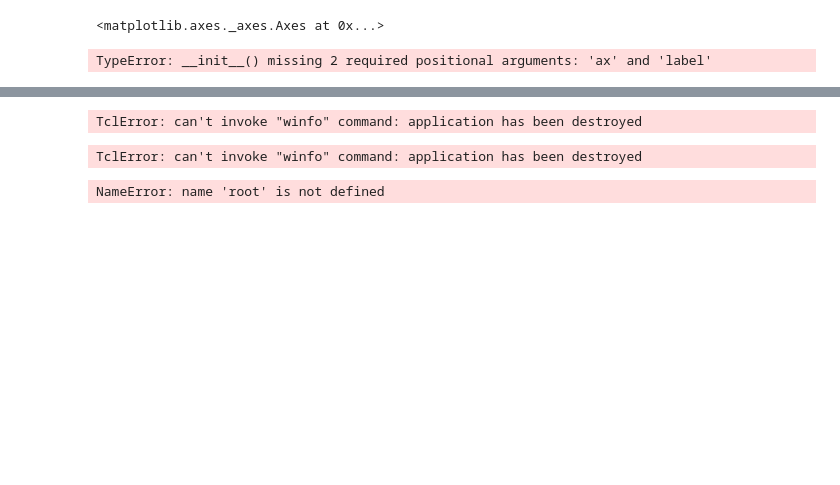
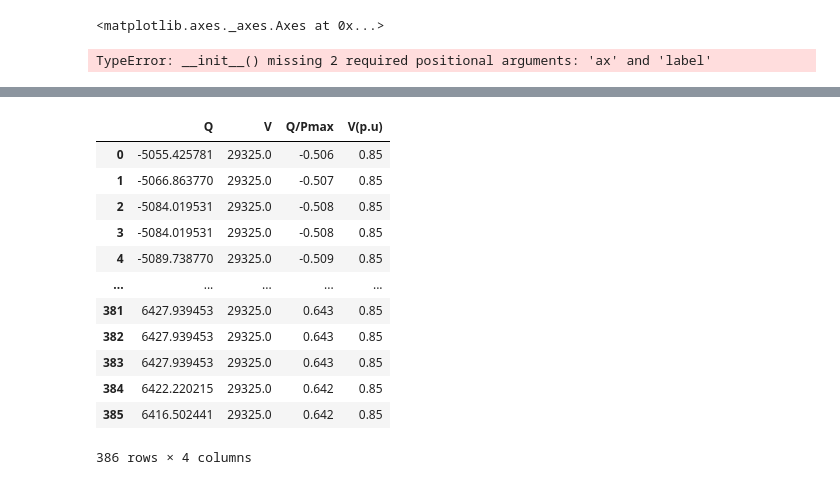
Before and after one commit to skont21/my_python_repository, a Jupyter notebook: plotly/Plot.ipynb, the cells around one changed output, grey strips where cells are left out. Cells and saved outputs as stored; diff of their text form; code cells hidden in the pictures; blank space fills up the shorter version.

```diff
--- a/plotly/Plot.ipynb
+++ b/plotly/Plot.ipynb
@@ -239,18 +235,3 @@ button = tk.Button(win, text="Open new Window")
 button['command'] = new_window1
 button.pack()
 win.mainloop()
-# %%
-win.winfo_exists()
-# %% [output]
-TclError: can't invoke "winfo" command: application has been destroyed
-# %%
-import tkinter as tk
-root = tk.Tk()
-root.destroy()
-root.winfo_exists()
-# %% [output]
-TclError: can't invoke "winfo" command: application has been destroyed
-# %%
-root.winfo_exists()
-# %% [output]
-NameError: name 'root' is not defined
@@ -256,0 +240,18 @@ NameError: name 'root' is not defined
+# %%
+data= pd.read_csv("/media/spiros/my_data/Kazakstan/q_p.csv")
+# %%
+data
+# %% [output]
+|  | Q | V | Q/Pmax | V(p.u) |
+| 0 | -5055.425781 | 29325.0 | -0.506 | 0.85 |
+| 1 | -5066.863770 | 29325.0 | -0.507 | 0.85 |
+| 2 | -5084.019531 | 29325.0 | -0.508 | 0.85 |
+| 3 | -5084.019531 | 29325.0 | -0.508 | 0.85 |
+| 4 | -5089.738770 | 29325.0 | -0.509 | 0.85 |
+| ... | ... | ... | ... | ... |
+| 381 | 6427.939453 | 29325.0 | 0.643 | 0.85 |
+| 382 | 6427.939453 | 29325.0 | 0.643 | 0.85 |
+| 383 | 6427.939453 | 29325.0 | 0.643 | 0.85 |
+| 384 | 6422.220215 | 29325.0 | 0.642 | 0.85 |
+| 385 | 6416.502441 | 29325.0 | 0.642 | 0.85 |
+386 rows × 4 columns
```
Also changed, not shown: parts of 4 cells of this notebook.
